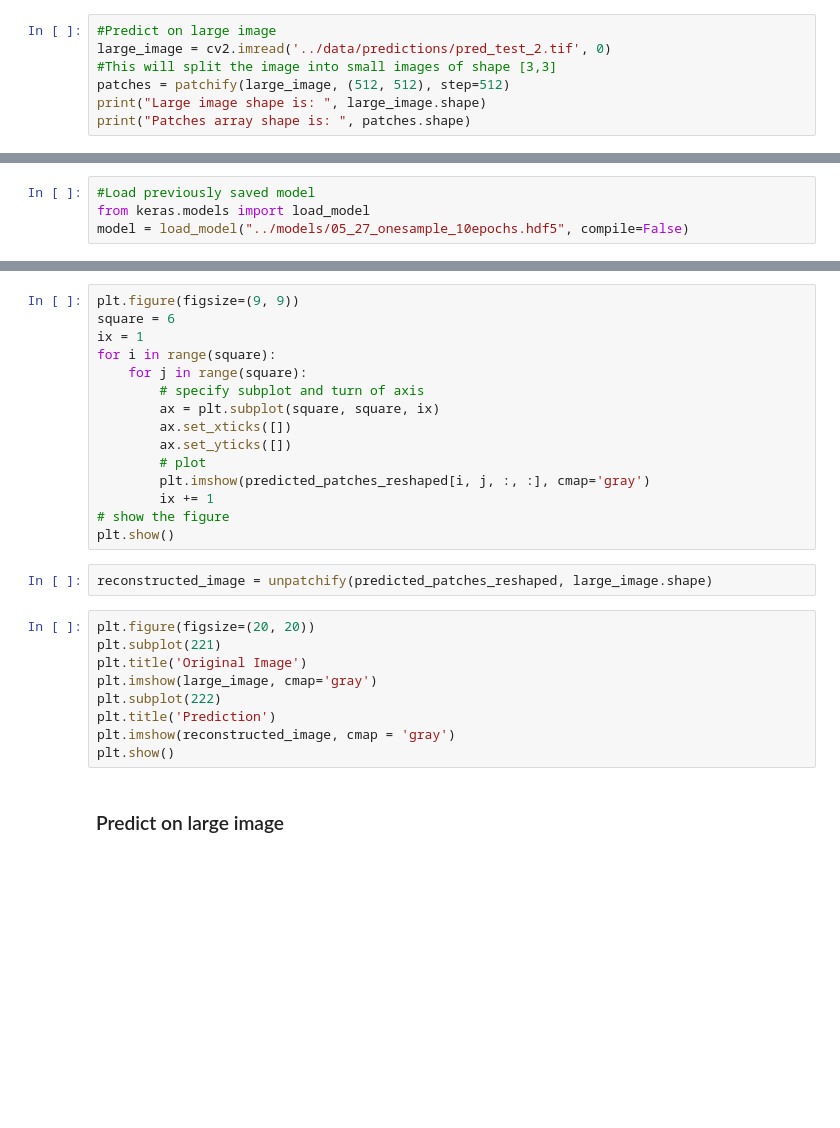
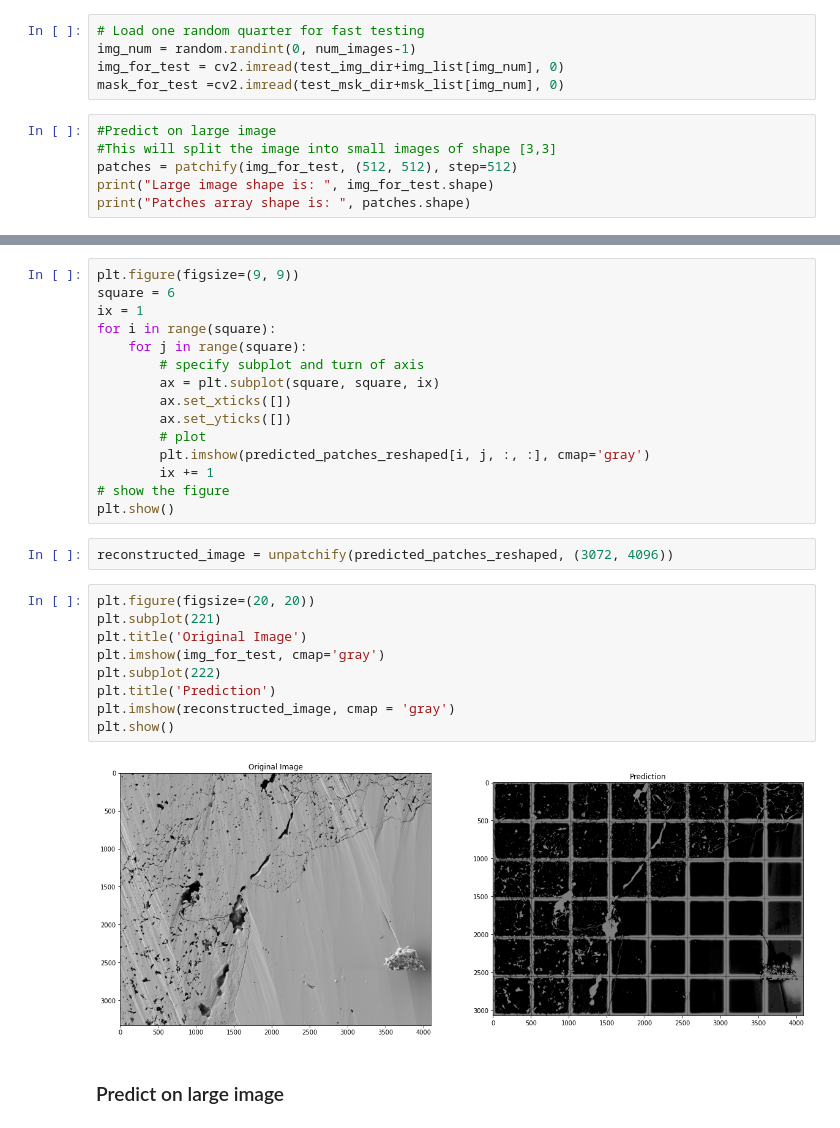
Before and after one commit to aaronlakeman/pore-type-segmentation-unet, a Jupyter notebook: notebooks/predict.ipynb, the cells around one changed output, grey strips where cells are left out. Drawn from its saved outputs; the diff is of its cells as text; blank space fills up the shorter version.

```diff
--- a/notebooks/predict.ipynb
+++ b/notebooks/predict.ipynb
@@ -16,7 +32,11 @@ from matplotlib import pyplot as plt
+# %%
+# Load one random quarter for fast testing
+img_num = random.randint(0, num_images-1)
+img_for_test = cv2.imread(test_img_dir+img_list[img_num], 0)
+mask_for_test =cv2.imread(test_msk_dir+msk_list[img_num], 0)
 # %%
 #Predict on large image
-large_image = cv2.imread('../data/predictions/pred_test_2.tif', 0)
 #This will split the image into small images of shape [3,3]
-patches = patchify(large_image, (512, 512), step=512)
-print("Large image shape is: ", large_image.shape)
+patches = patchify(img_for_test, (512, 512), step=512)
+print("Large image shape is: ", img_for_test.shape)
 print("Patches array shape is: ", patches.shape)
@@ -41,7 +63,3 @@ plt.show()
-# %%
-#Load previously saved model
-from keras.models import load_model
-model = load_model("../models/05_27_onesample_10epochs.hdf5", compile=False)
 # %%
 predicted_patches = []
 for i in range(patches.shape[0]):
@@ -81,16 +99,18 @@ for i in range(square):
 # show the figure
 plt.show()
 # %%
-reconstructed_image = unpatchify(predicted_patches_reshaped, large_image.shape)
+reconstructed_image = unpatchify(predicted_patches_reshaped, (3072, 4096))
 # %%
 plt.figure(figsize=(20, 20))
 plt.subplot(221)
 plt.title('Original Image')
-plt.imshow(large_image, cmap='gray')
+plt.imshow(img_for_test, cmap='gray')
 plt.subplot(222)
 plt.title('Prediction')
 plt.imshow(reconstructed_image, cmap = 'gray')
 plt.show()
+# %% [output]
+[figure, added]
 # %% [markdown]
 ### Predict on large image
 # %%
```
Also changed, not shown: parts of 12 cells of this notebook, 11 other files.
